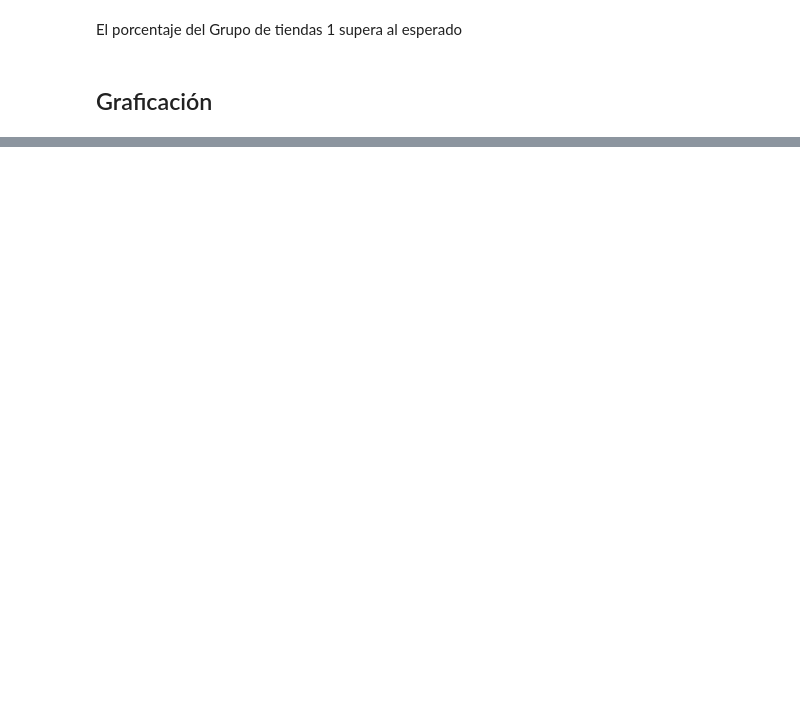
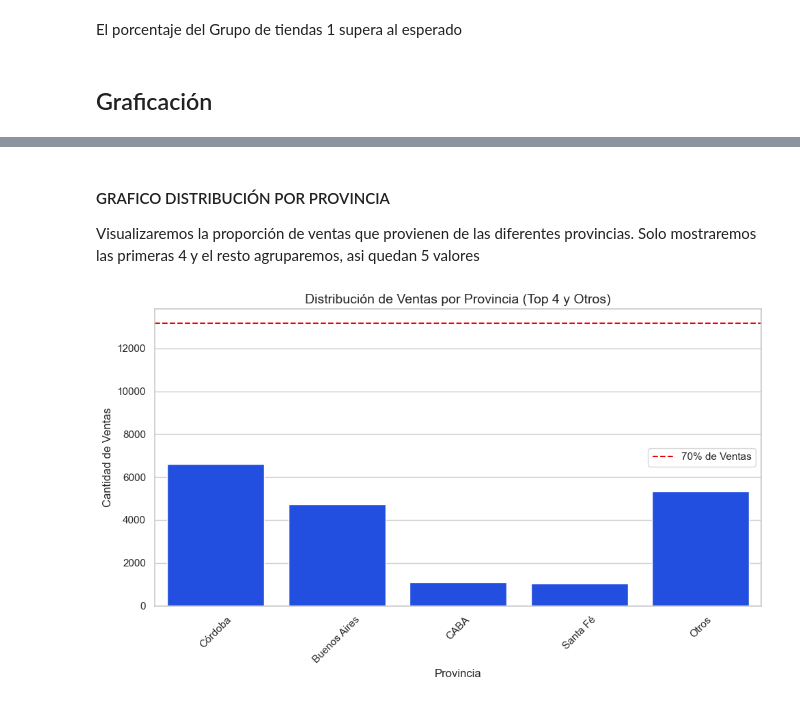
Before and after one commit to gustsirt/dataScience, a Jupyter notebook: Avance 1.ipynb, the cells around one changed output, grey strips where cells are left out. Saved outputs shown, nothing was run; the diff lists cells and outputs as text; code cells hidden in the pictures; blank space fills up the shorter version.

Commit message:
Incorporación de primeros Graficos

```diff
--- a/Avance 1.ipynb
+++ b/Avance 1.ipynb
@@ -488,0 +523,28 @@ Durante el proceso de análisis, se identificarán los valores perdidos en el da
+# %% [markdown]
+#### GRAFICO DISTRIBUCIÓN POR PROVINCIA
+Visualizaremos la proporción de ventas que provienen de las diferentes provincias. Solo mostraremos las primeras 4 y el resto agruparemos, asi quedan 5 valores
+# %%
+# Separar datos provinciales
+ventas_por_provincia = pedidos['Provincia'].value_counts()
+
+# Seleccionar las 5 provincias con más ventas y agrupar el resto como "Otros"
+top_4_provincias = ventas_por_provincia.head(4)
+otros = pd.Series(ventas_por_provincia[4:].sum(), index=["Otros"])
+
+# Concatenar las 5 provincias principales con "Otros"
+ventas_top_4 = pd.concat([top_4_provincias, otros])
+
+# Crear el gráfico de barras
+plt.figure(figsize=(10, 6))
+sns.barplot(x=ventas_top_4.index, y=ventas_top_4.values)
+plt.title('Distribución de Ventas por Provincia (Top 4 y Otros)', fontsize=14)
+plt.xlabel('Provincia', fontsize=12)
+plt.ylabel('Cantidad de Ventas', fontsize=12)
+plt.xticks(rotation=45)  # Rotar nombres de provincias para legibilidad
+plt.axhline(y=len(pedidos) * 0.7, color='r', linestyle='--', label='70% de Ventas')  # Línea de referencia 70%
+
+plt.legend()
+plt.tight_layout()
+plt.show()
+# %% [output]
+[figure, added]
```
Also changed, not shown: parts of 16 cells of this notebook, 2 other files.
